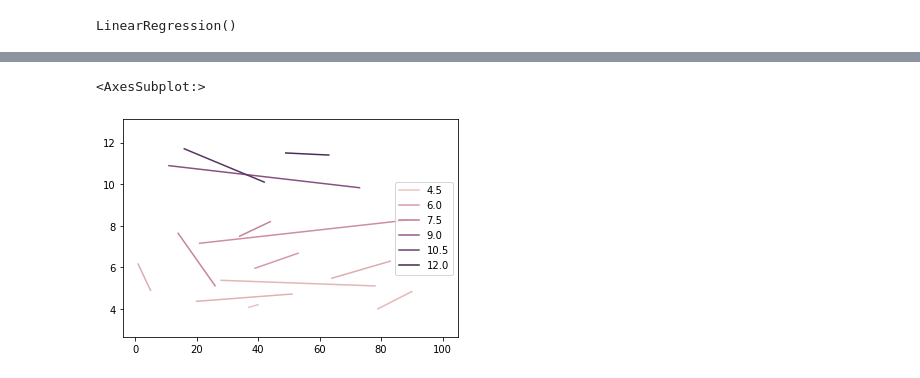
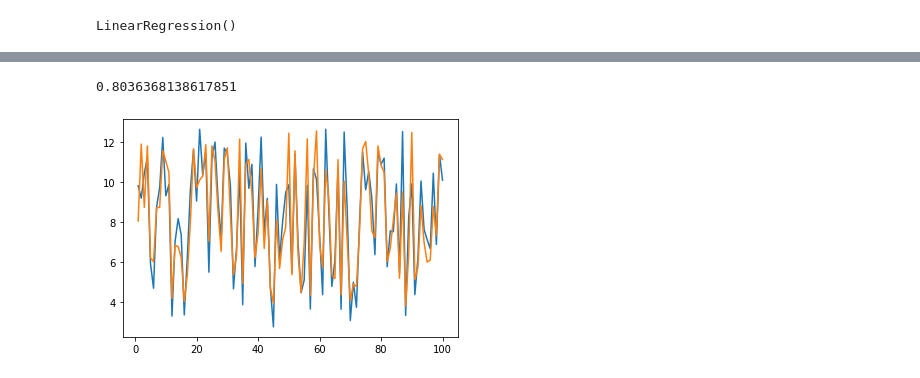
Before and after one commit to yinnyC/CalCOFI-Regression-ML, a Jupyter notebook: regression-CalCOFI.ipynb, the cells around one changed output, grey strips where cells are left out. Saved outputs shown, nothing was run; the diff lists cells and outputs as text; code cells hidden in the pictures.

Commit message:
add predicted-actual value comparing graph

```diff
--- a/regression-CalCOFI.ipynb
+++ b/regression-CalCOFI.ipynb
@@ -62,11 +76,13 @@ result_df
 # %%
-
+# The Shapes of the redicted value and actual value are similar
 
 x = np.arange(1, 101, 1)
 plt.plot(x,y_test)
+plt.plot(x,y_pred)
+regessor.score(X_test, y_test)
 # %% [output]
-<AxesSubplot:>
+0.8036368138617851
-[figure, old version]
+[figure, new version]
 # %%
 from sklearn import metrics
 print('Mean Absolute Error:', metrics.mean_absolute_error(y_test, y_pred))
```
Also changed, not shown: parts of 4 cells of this notebook.
